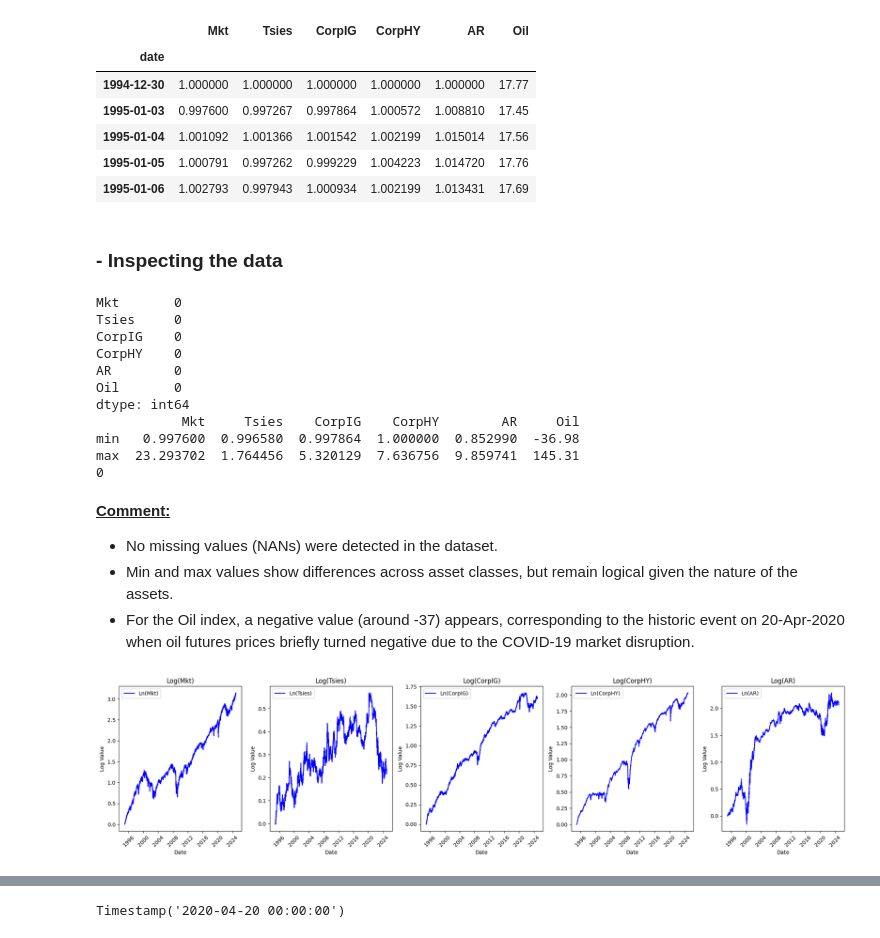
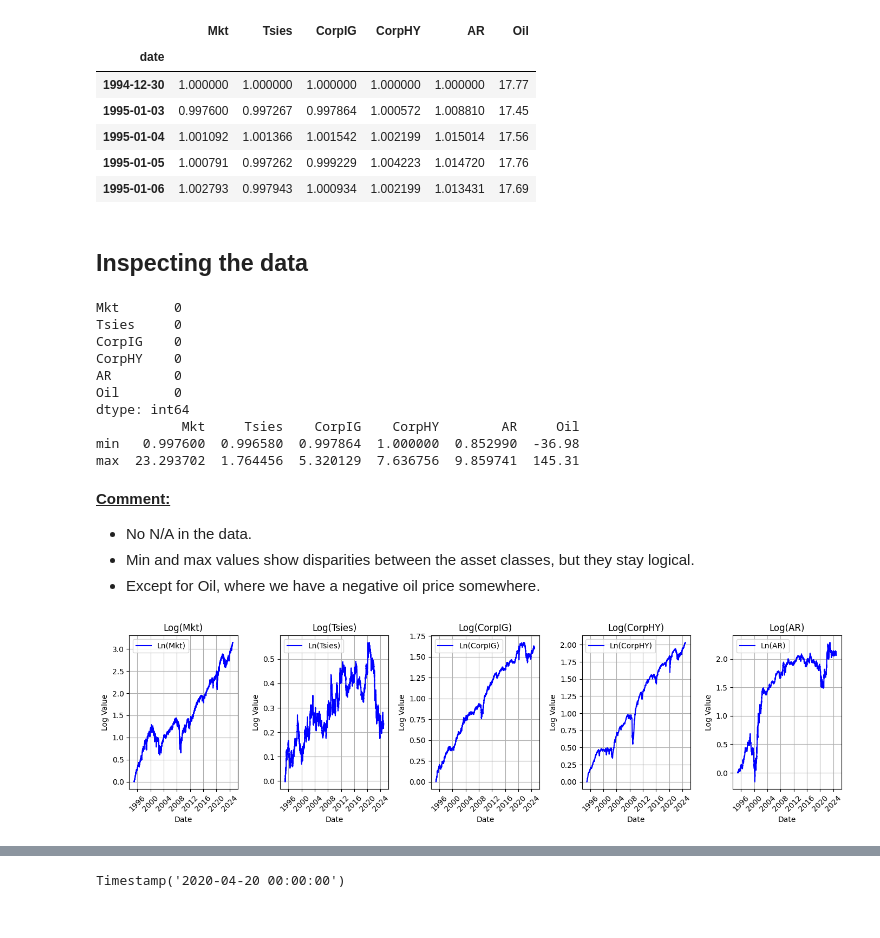
Before and after one commit to edoardonicoletti/Risk_measurament, a Jupyter notebook: Copie_de_Risk_Measurament_project_(1) (2).ipynb, the cells around one changed output, grey strips where cells are left out. Cells and saved outputs as stored; diff of their text form; code cells hidden in the pictures.

```diff
--- a/Copie_de_Risk_Measurament_project_(1) (2).ipynb
+++ b/Copie_de_Risk_Measurament_project_(1) (2).ipynb
@@ -15,8 +13,7 @@ import pandas as pd
 import numpy as np
 import matplotlib.pyplot as plt
 # %%
-# Reading the Excel File
-file_path = "842 Risk Measurement Hallerbach - data for group assignment.xlsx"
+file_path = "842 Risk Measurement Hallerbach - data for group assignment (1).xlsx"
 df = pd.read_excel(file_path, sheet_name=None,skiprows= 9)
 df = df['daily_data']
 df['date'] = pd.to_datetime(df['date'])
@@ -32,13 +29,11 @@ df.head()
 | 1995-01-05 | 1.000791 | 0.997262 | 0.999229 | 1.004223 | 1.014720 | 17.76 |
 | 1995-01-06 | 1.002793 | 0.997943 | 1.000934 | 1.002199 | 1.013431 | 17.69 |
 # %% [markdown]
-###  - Inspecting the data
+##  Inspecting the data
 # %%
-# First, counting the number of NANs for each asset class & checking the min/max values Total Return Index levels for each asset class
+# If we first count the number of N/A per asset class & the min/max return/price
 print(df.isna().sum())
 print(df.describe().loc[['min', 'max']])
-# Checking for duplicated rows (dates)
-print(df.index.duplicated().sum())
 # %% [output]
 Mkt       0
 Tsies     0
@@ -50,27 +45,26 @@ dtype: int64
            Mkt     Tsies    CorpIG    CorpHY        AR     Oil
 min   0.997600  0.996580  0.997864  1.000000  0.852990  -36.98
 max  23.293702  1.764456  5.320129  7.636756  9.859741  145.31
-0
 # %% [markdown]
 <b><u>Comment:</b></u>
-- No missing values (NANs) were detected in the dataset.
-- Min and max values show differences across asset classes, but remain logical given the nature of the assets.
-- For the Oil index, a negative value (around -37) appears, corresponding to the historic event on 20-Apr-2020 when oil futures prices briefly turned negative due to the COVID-19 market disruption.
+- No N/A in the data.
+- Min and max values show disparities between the asset classes, but they stay logical.
+- Except for Oil, where we have a negative oil price somewhere.
 # %%
 # Plotting log(index) for Mkt, Tsies, CorpIG, CorpHY & AR first:
 num_columns_first = 5
-fig, axes = plt.subplots(1, num_columns_first, figsize=(20, 5))
+fig, axes = plt.subplots(1, num_columns_first, figsize=(14, 4))
 for i, column in enumerate(df.columns[:num_columns_first]):
     log_index = np.log(df[column])
     axes[i].plot(df.index, log_index, label=f'Ln({column})', color='blue')
     axes[i].set_title(f'Log({column})')
     axes[i].set_xlabel('Date')
     axes[i].set_ylabel('Log Value')
     axes[i].legend()
-    axes[i].grid(False)
+    axes[i].grid(True)
     axes[i].tick_params(axis='x', rotation=45)
 plt.tight_layout()
 plt.show()
 # %% [output]
-[figure, old version]
+[figure, new version]
 # %%
```
Also changed, not shown: parts of 41 cells of this notebook.
